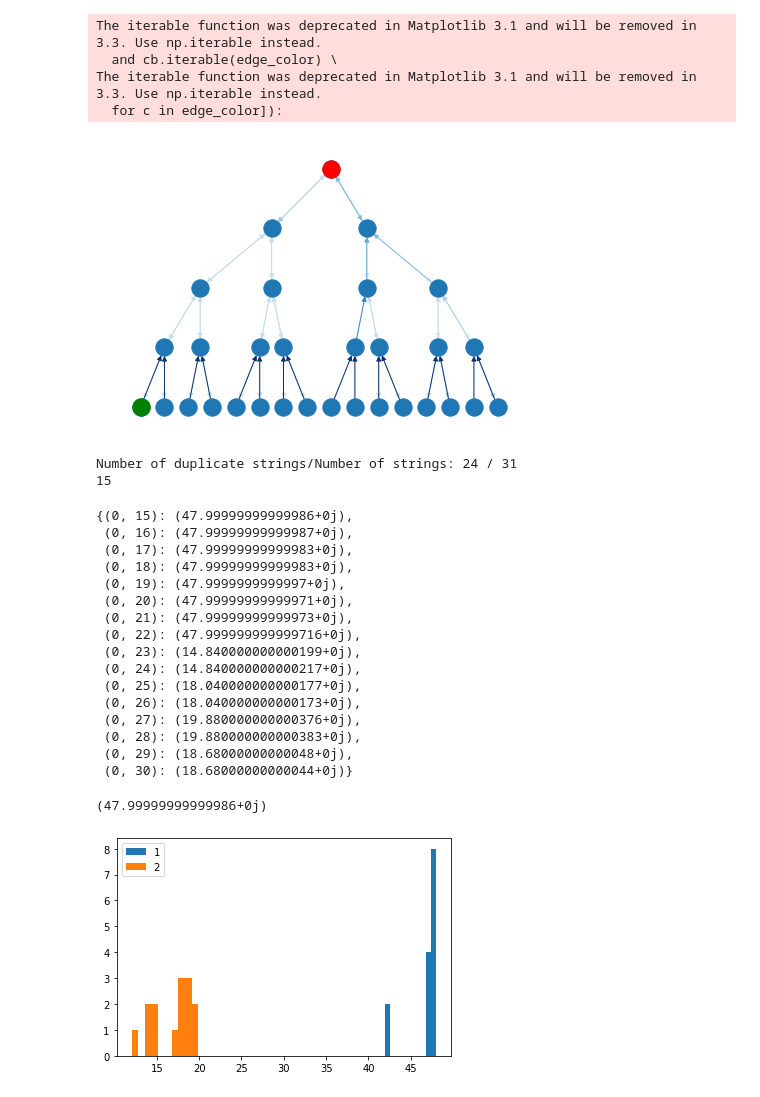
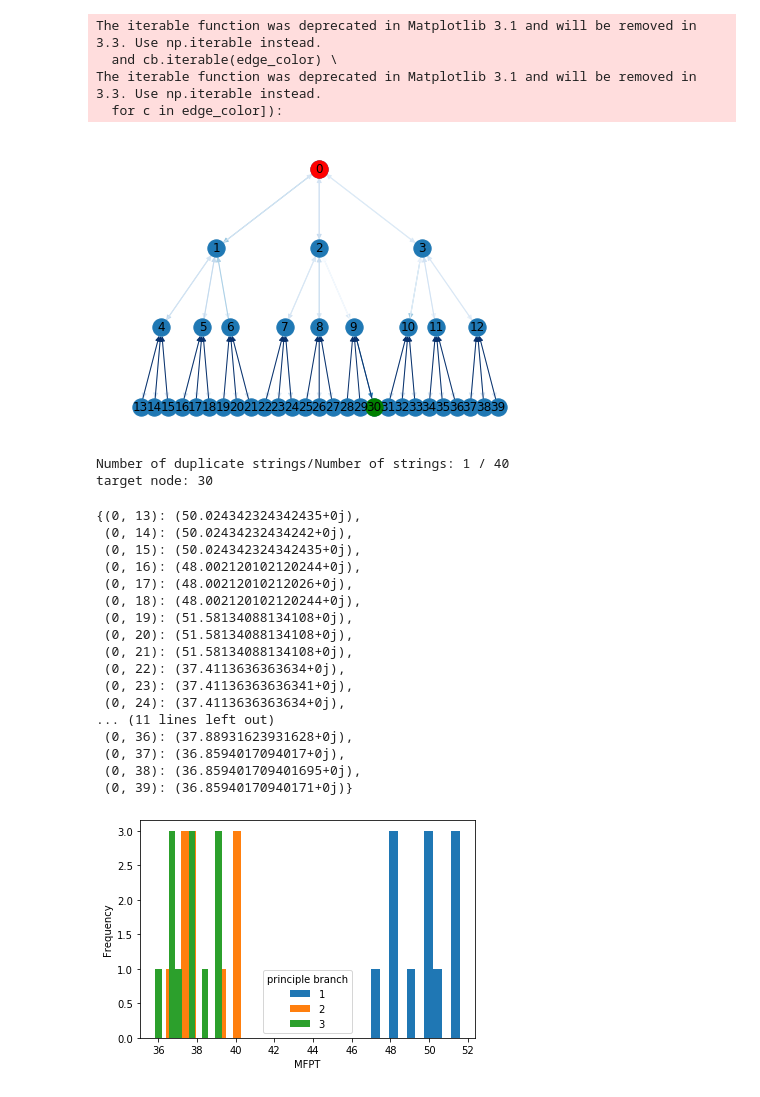
Before and after one commit to YPFoerster/pattern_walker, a Jupyter notebook: demonstrator.ipynb, the cells around one changed output. Drawn from its saved outputs; the diff is of its cells as text; code cells hidden in the pictures.

Commit message:
Removed unneccessary cells, overwriting certain variables (to be able to rerun certain cells), and labeled plot axes.

```diff
--- a/demonstrator.ipynb
+++ b/demonstrator.ipynb
@@ -38,10 +26,19 @@ def show_pattern_deco(func):
+# %%
+#In case we want to look at metrics other than Hamming
+def metric(*args):
+    return rw.hamming_dist(*args)
 # %%
-G=rw.patternWalker(H,root,15,0.01,metric=metric)
+#Create patternWalker based on the above tree.
+pattern_len=15 #String/pattern length
+flip_rate=5/pattern_len #Bit flipping rate for propagating patterns
+G=rw.patternWalker(H,root,pattern_len,flip_rate,metric=metric)
 G.set_weights()
-pos=graphviz_layout(G,prog='dot')
-(edges,weights) = zip(*nx.get_edge_attributes(G,'prob').items())
+#pos=graphviz_layout(G,prog='dot') #Positions can be taken from H
+(edges,weights) = zip(*nx.get_edge_attributes(G,'weight').items())
 nx.draw(G, pos, edgelist=edges, edge_color=weights, width=1.0, edge_cmap=plt.cm.Blues)
+nx.draw_networkx_labels(H,pos)
 nx.draw_networkx_nodes(G,pos,nodelist=[root],node_color='r')
+#Mark target node in green.
 nx.draw_networkx_nodes(G,pos,nodelist=[G.target_node],node_color='g')
 plt.show()
 # %% [output]
@@ -49,45 +46,44 @@ The iterable function was deprecated in Matplotlib 3.1 and will be removed in 3.
   and cb.iterable(edge_color) \
 The iterable function was deprecated in Matplotlib 3.1 and will be removed in 3.3. Use np.iterable instead.
   for c in edge_color]):
-[figure, old version]
+[figure, new version]
 # %%
 print('Number of duplicate strings/Number of strings:', G.num_pattern_duplicates(),'/',len(G))
-mfpts=utils.mfpt(G,[(root,b) for b in utils.leaves(G.hierarchy_backup)],'prob')
-print(G.target_node)
-mfpts
+mfpts_root_leaves=utils.mfpt(G,[(root,b) for b in utils.leaves(G.hierarchy_backup)])
+print('target node:', G.target_node)
+mfpts_root_leaves
 # %% [output]
-Number of duplicate strings/Number of strings: 24 / 31
-15
+Number of duplicate strings/Number of strings: 1 / 40
+target node: 30
-{(0, 15): (47.99999999999986+0j),
- (0, 16): (47.99999999999987+0j),
- (0, 17): (47.99999999999983+0j),
- (0, 18): (47.99999999999983+0j),
- (0, 19): (47.9999999999997+0j),
- (0, 20): (47.99999999999971+0j),
- (0, 21): (47.99999999999973+0j),
- (0, 22): (47.999999999999716+0j),
- (0, 23): (14.840000000000199+0j),
- (0, 24): (14.840000000000217+0j),
- (0, 25): (18.040000000000177+0j),
- (0, 26): (18.040000000000173+0j),
- (0, 27): (19.880000000000376+0j),
- (0, 28): (19.880000000000383+0j),
- (0, 29): (18.68000000000048+0j),
- (0, 30): (18.68000000000044+0j)}
+{(0, 13): (50.024342324342435+0j),
+ (0, 14): (50.02434232434242+0j),
+ (0, 15): (50.024342324342435+0j),
+ (0, 16): (48.002120102120244+0j),
+ (0, 17): (48.00212010212026+0j),
+ (0, 18): (48.002120102120244+0j),
+ (0, 19): (51.58134088134108+0j),
+ (0, 20): (51.58134088134108+0j),
+ (0, 21): (51.58134088134108+0j),
+ (0, 22): (37.4113636363634+0j),
+ (0, 23): (37.41136363636341+0j),
+ (0, 24): (37.4113636363634+0j),
+... (11 lines left out)
+ (0, 36): (37.88931623931628+0j),
+ (0, 37): (36.8594017094017+0j),
+ (0, 38): (36.859401709401695+0j),
+ (0, 39): (36.85940170940171+0j)}
 # %%
-mfpts={}
+#Now, get MFPT for all pairs (root, node)
+mfpts_root_all={}
 for branch in G.hierarchy_backup.successors(G.root):
-    mfpts[branch]=utils.mfpt(G,[(root,b) for b in nx.descendants(G.hierarchy_backup,branch)],'prob')
-    #print(branch)
-    #print(mfpts[branch].keys())
-print(utils.mfpt(G,[(root,G.target_node)],'prob'))
+    mfpts[branch]=utils.mfpt(G,[(root,b) for b in nx.descendants(G.hierarchy_backup,branch)])
-# %% [output]
-(47.99999999999986+0j)
 # %%
 for branch in G.hierarchy_backup.successors(G.root):
     _=plt.hist(mfpts[branch].values(),label=str(branch))
-plt.legend(loc='best')
+plt.legend(loc='best', title='principle branch')
+plt.xlabel('MFPT')
+plt.ylabel('Frequency')
 plt.show()
 # %% [output]
-[figure, old version]
+[figure, new version]
 # %%
```
Also changed, not shown: parts of 10 cells of this notebook.
